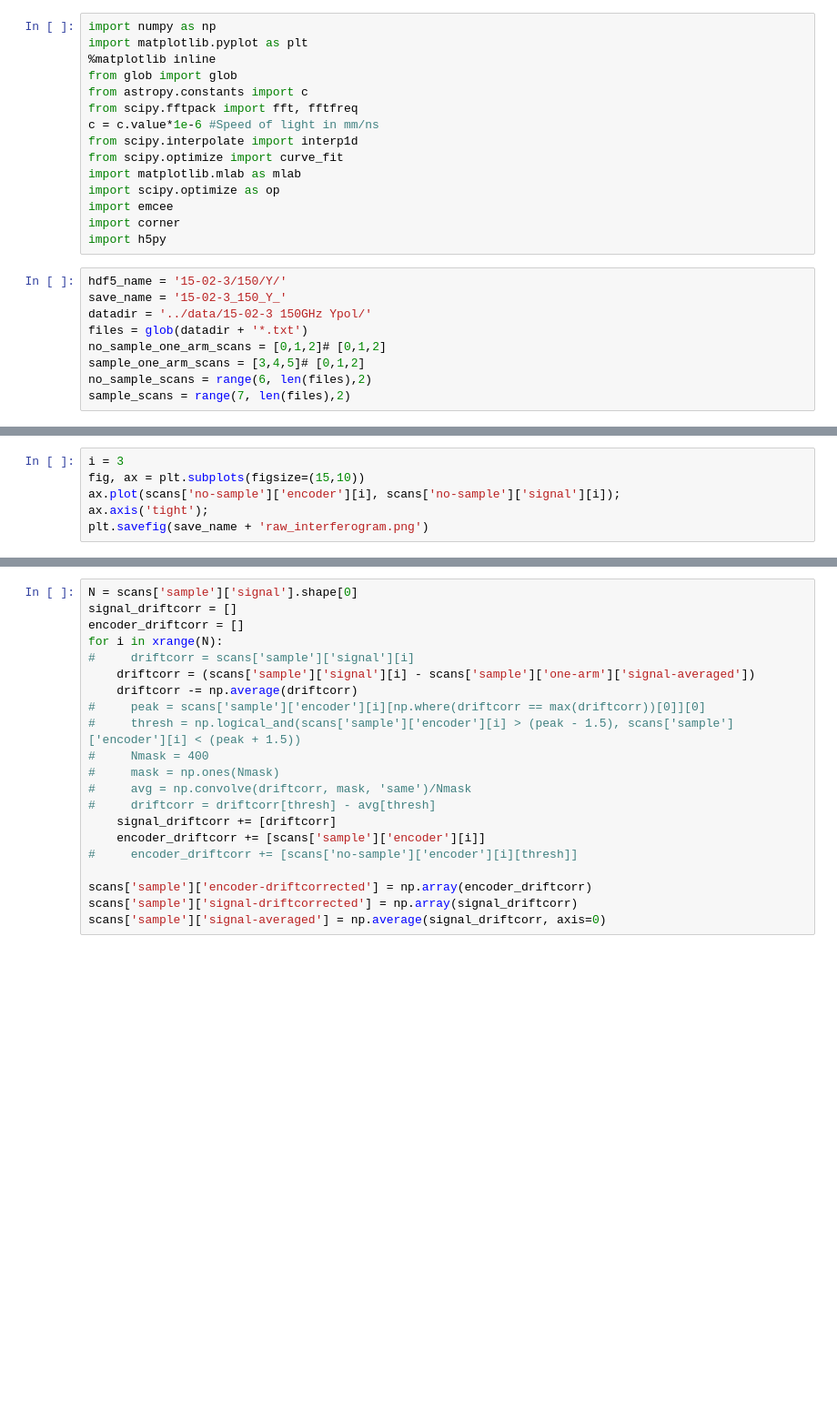
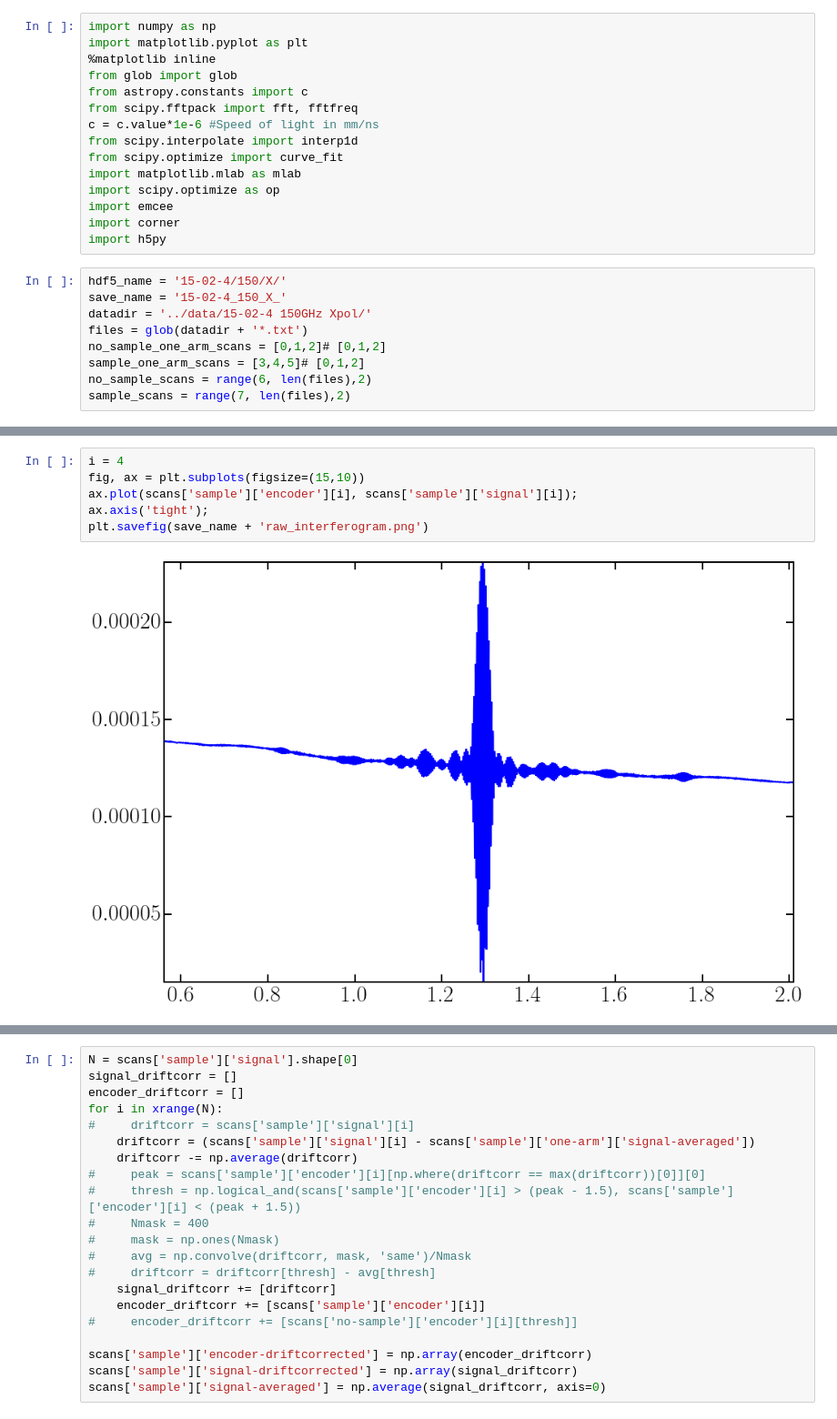
Before and after one commit to WanduiAlbert/MeshFilters, a Jupyter notebook: analysis/CombinedFTSPipelinePhaseCorrected.ipynb, the cells around one changed output, grey strips where cells are left out. Shown: that part at 91% size. Drawn from its saved outputs; the diff is of its cells as text; blank space fills up the shorter version.

Commit message:
updated the repo with current data and analysis track

```diff
--- a/analysis/CombinedFTSPipelinePhaseCorrected.ipynb
+++ b/analysis/CombinedFTSPipelinePhaseCorrected.ipynb
@@ -14,9 +14,9 @@ import emcee
 import corner
 import h5py
 # %%
-hdf5_name = '15-02-3/150/Y/'
-save_name = '15-02-3_150_Y_'
-datadir = '../data/15-02-3 150GHz Ypol/'
+hdf5_name = '15-02-4/150/X/'
+save_name = '15-02-4_150_X_'
+datadir = '../data/15-02-4 150GHz Xpol/'
 files = glob(datadir + '*.txt')
 no_sample_one_arm_scans = [0,1,2]# [0,1,2]
 sample_one_arm_scans = [3,4,5]# [0,1,2]
@@ -54,9 +72,11 @@ scans['sample']['encoder'] = scans_encoder[sample_scans]
 # %%
-i = 3
+i = 4
 fig, ax = plt.subplots(figsize=(15,10))
-ax.plot(scans['no-sample']['encoder'][i], scans['no-sample']['signal'][i]);
+ax.plot(scans['sample']['encoder'][i], scans['sample']['signal'][i]);
 ax.axis('tight');
 plt.savefig(save_name + 'raw_interferogram.png')
+# %% [output]
+[figure, added]
 # %%
 scans['no-sample']['one-arm']['signal-averaged'] = np.average(scans['no-sample']['one-arm']['signal'], axis=0)
 scans['no-sample']['one-arm']['encoder-averaged'] = np.average(scans['no-sample']['one-arm']['encoder'], axis=0)
```
Also changed, not shown: parts of 22 cells of this notebook, 12 other files.
